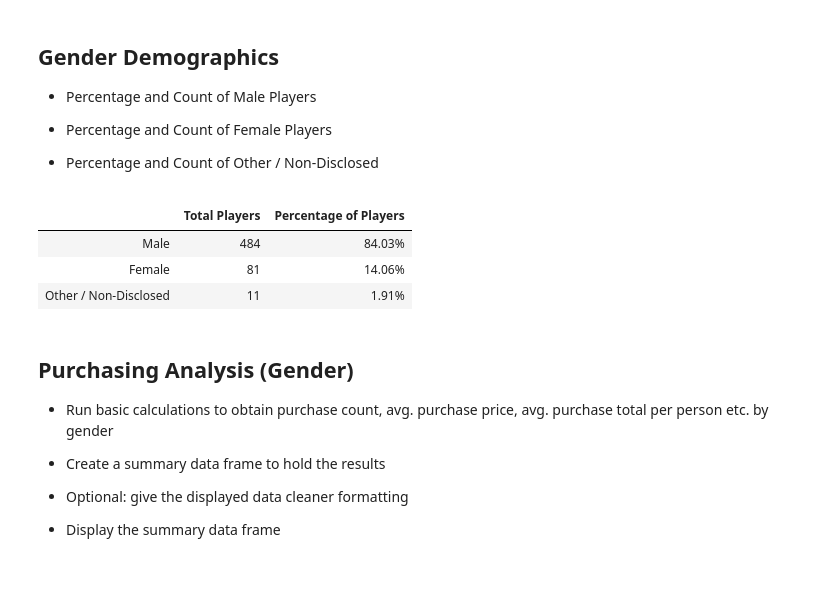
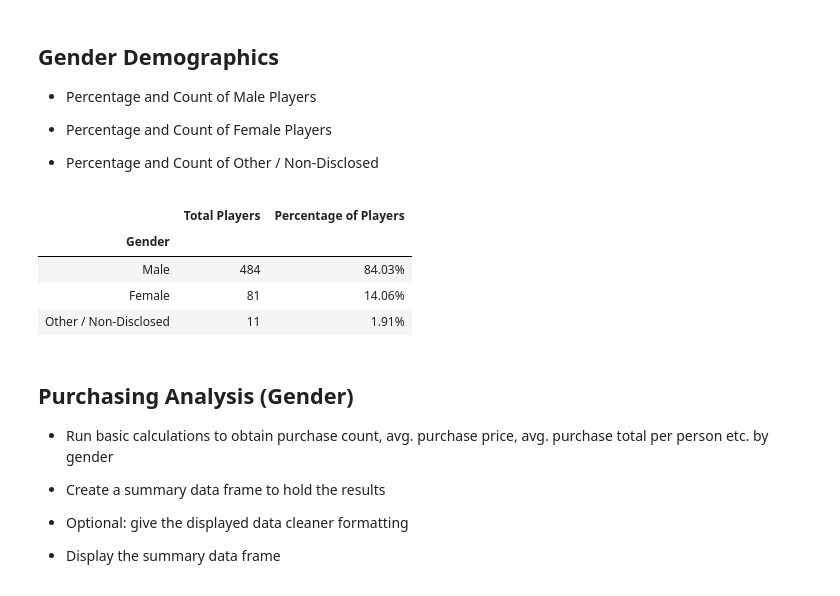
Before and after one commit to speculadora1/pandas-challenge, a Jupyter notebook: HeroesOfPymoli/Analysis.ipynb, the cells around one changed output. Drawn from its saved outputs; the diff is of its cells as text; code cells hidden in the pictures.

```diff
--- a/HeroesOfPymoli/Analysis.ipynb
+++ b/HeroesOfPymoli/Analysis.ipynb
@@ -86,18 +86,19 @@ genderDemographics["Percentage of Players"] = genderDemographics["SN"]/nPlayers
 # %%
 # Rename count of gender
 genderDemographics = genderDemographics.rename(columns={"SN": "Total Players"})
 
 # Format percentage of players column
 genderDemographics["Percentage of Players"] = \
     genderDemographics["Percentage of Players"].astype(float).map("{:2.2%}".format)
 
 # Remove index name
-genderDemographics.index.name = None
+# genderDemographics.index.name = None
 
 # Display summary table, sorted by descending % of players
 genderDemographics.sort_values(by = ["Percentage of Players"], ascending = False)
 # %% [output]
 |  | Total Players | Percentage of Players |
+| Gender |  |  |
 | Male | 484 | 84.03% |
 | Female | 81 | 14.06% |
 | Other / Non-Disclosed | 11 | 1.91% |
```
Also changed, not shown: parts of 13 cells of this notebook.
